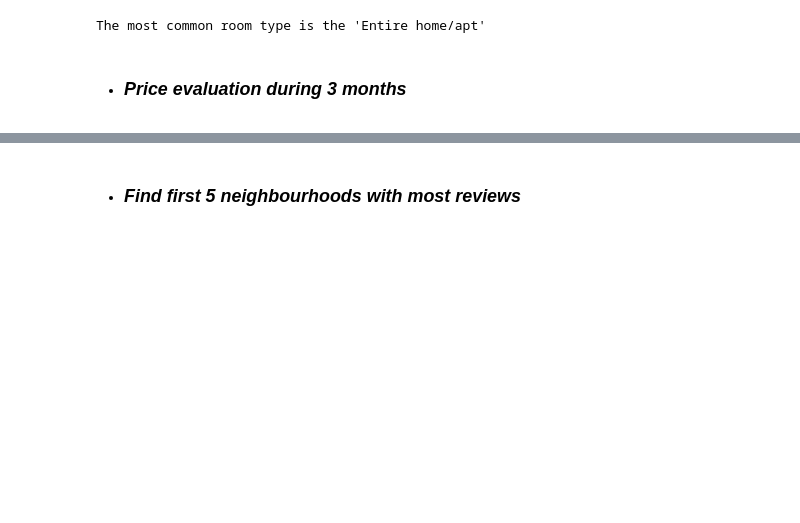
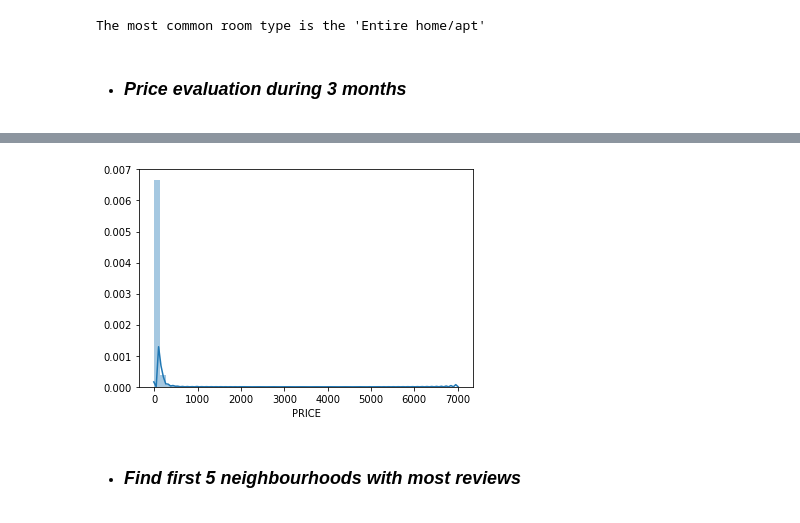
Before and after one commit to PanosEvange/DataMiningProj1_2020, a Jupyter notebook: Project1Final.ipynb, the cells around one changed output, grey strips where cells are left out. Cells and saved outputs as stored; diff of their text form; code cells hidden in the pictures; blank space fills up the shorter version.

Commit message:
preprocessing for price evaluation during 3 months

```diff
--- a/Project1Final.ipynb
+++ b/Project1Final.ipynb
@@ -283,0 +281,10 @@ The most common room type is the 'Entire home/apt'
+# %%
+floatDf = trainCsv[['PRICE', 'MONTH']].copy()
+floatDf['PRICE'] = floatDf['PRICE'].str.replace('$','')
+floatDf['PRICE'] = floatDf['PRICE'].str.replace(',','')
+floatDf['PRICE'] = floatDf['PRICE'].astype(float)
+
+# groupBy month
+pricesSeries = floatDf.groupby(['MONTH']).mean()
+
+pricesSeries
@@ -284,3 +297,7 @@ The most common room type is the 'Entire home/apt'
+# %%
+sns.distplot(floatDf['PRICE']);
+# %% [output]
+[figure, added]
 # %% [markdown]
 - ### *Find first 5 neighbourhoods with most reviews*
 # %%
```
Also changed, not shown: parts of 6 cells of this notebook, 1 other file.
